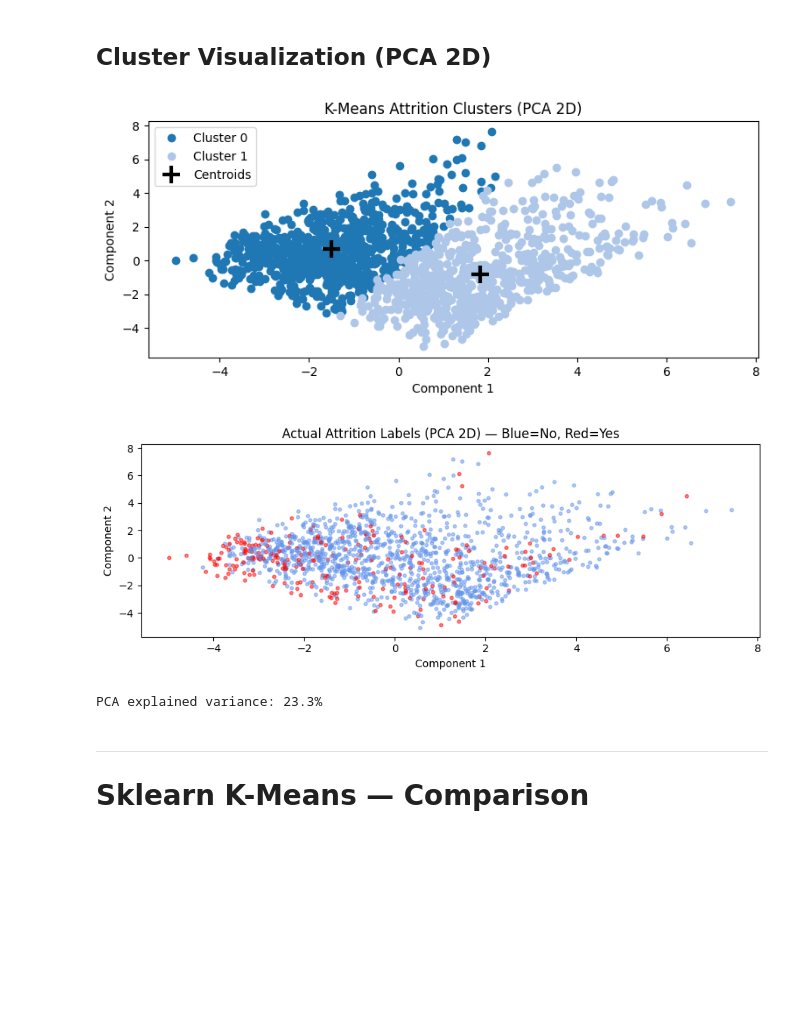
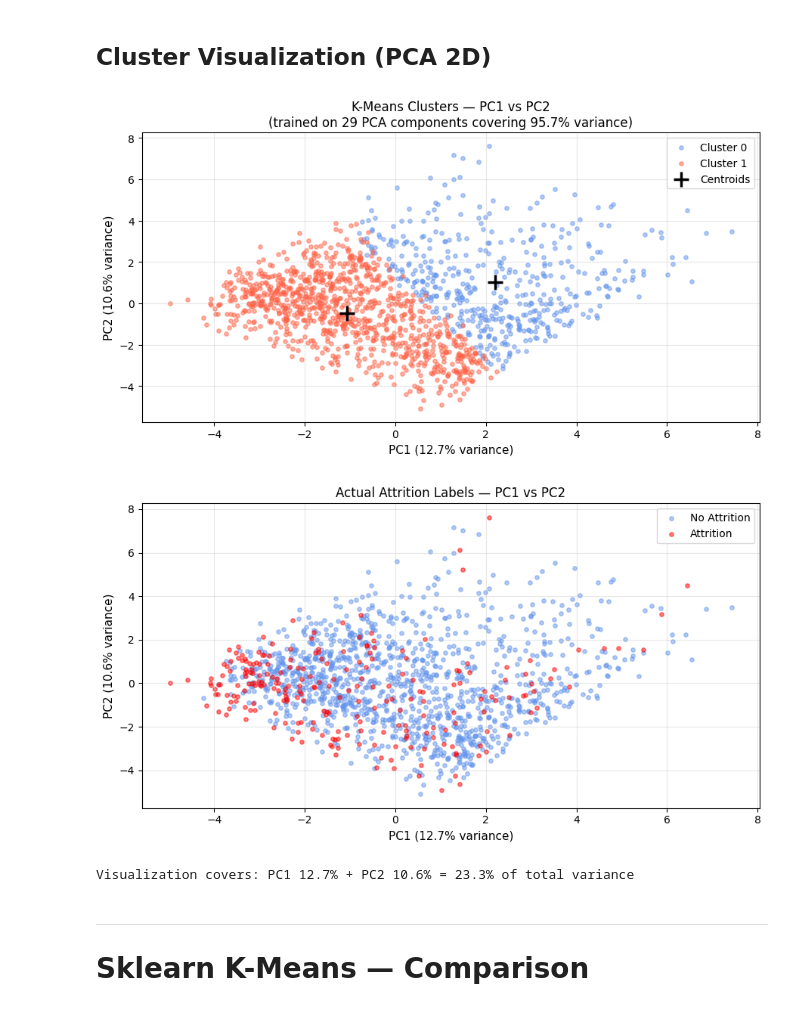
Before and after one commit to jiraphat48026/HR-Machine-Learning-Project, a Jupyter notebook: models/k-mean.ipynb, the cells around one changed output. Drawn from its saved outputs; the diff is of its cells as text; code cells hidden in the pictures; blank space fills up the shorter version.

```diff
--- a/models/k-mean.ipynb
+++ b/models/k-mean.ipynb
@@ -113,9 +137,10 @@ Attrition distribution — real data (NOT used in clustering):
 # %% [markdown]
 ## Run K-Means
 # %%
-centroids, labels, sorted_x, inertia = train(X, n_clusters=2, random_state=42)
+# Train K-Means on PCA-reduced data (95% variance)
+centroids, labels, sorted_x, inertia = train(X_pca, n_clusters=2, random_state=42)
 
-print(f"\nK-Means Clustering with K=2")
+print(f"K-Means Clustering with K=2 (on {X_pca.shape[1]} PCA components)")
 print(f"Inertia (WCSS): {inertia:.2f}")
 print(f"\nCluster distribution:")
 for k in range(2):
@@ -216,27 +239,52 @@ plt.show()
 # %% [markdown]
 ## Cluster Visualization (PCA 2D)
 # %%
-pca = PCA(n_components=2)
-X_2d = pca.fit_transform(X)
-centroids_2d = pca.transform(centroids)
-sorted_x_2d = [X_2d[labels == k] for k in range(2)]
-showplotwithclass_2d(sorted_x_2d, centroids_2d, title="K-Means Attrition Clusters (PCA 2D)")
+# ── Cluster Visualization using the 2 best PCA axes (PC1 & PC2) ─────────────
+# PC1 and PC2 carry the most variance so they give the best 2D overview
+# Centroids are already in PCA space → take first 2 dims directly
+centroids_vis = centroids[:, :2]
+sorted_x_vis  = [X_vis[labels == k] for k in range(2)]
 
-# Plot actual attrition for comparison
-plt.figure(figsize=(9, 3.5))
-colors_actual = ['cornflowerblue' if y == 0 else 'red' for y in attrition_binary]
-plt.scatter(X_2d[:, 0], X_2d[:, 1], c=colors_actual, alpha=0.5, s=10)
-plt.xlabel("Component 1", fontsize=10)
-plt.ylabel("Component 2", fontsize=10)
-plt.title("Actual Attrition Labels (PCA 2D) — Blue=No, Red=Yes", fontsize=12)
+pc1_var = pca_95.explained_variance_ratio_[0] * 100
+pc2_var = pca_95.explained_variance_ratio_[1] * 100
+
+# ── Plot 1: K-Means cluster assignments ──────────────────────────────────────
+plt.figure(figsize=(9, 5))
+colors = ['cornflowerblue', 'tomato']
+for k in range(2):
+    pts = sorted_x_vis[k]
+    plt.scatter(pts[:, 0], pts[:, 1], c=colors[k], alpha=0.5, s=15, label=f"Cluster {k}")
+plt.scatter(centroids_vis[:, 0], centroids_vis[:, 1],
+            c='black', marker='+', s=200, linewidths=2.5, label="Centroids")
+plt.xlabel(f"PC1 ({pc1_var:.1f}% variance)", fontsize=11)
+plt.ylabel(f"PC2 ({pc2_var:.1f}% variance)", fontsize=11)
+plt.title(f"K-Means Clusters — PC1 vs PC2\n"
+          f"(trained on {X_pca.shape[1]} PCA components covering "
+          f"{pca_95.explained_variance_ratio_.sum()*100:.1f}% variance)", fontsize=12)
+plt.legend(fontsize=10)
+plt.grid(True, alpha=0.3)
 plt.tight_layout()
 plt.show()
 
-print(f"\nPCA explained variance: {pca.explained_variance_ratio_.sum()*100:.1f}%")
+# ── Plot 2: Actual attrition labels for comparison ────────────────────────────
+plt.figure(figsize=(9, 5))
+for label_val, color, name in [(0, 'cornflowerblue', 'No Attrition'), (1, 'red', 'Attrition')]:
+    mask = attrition_binary == label_val
+    plt.scatter(X_vis[mask, 0], X_vis[mask, 1], c=color, alpha=0.5, s=15, label=name)
+plt.xlabel(f"PC1 ({pc1_var:.1f}% variance)", fontsize=11)
+plt.ylabel(f"PC2 ({pc2_var:.1f}% variance)", fontsize=11)
+plt.title("Actual Attrition Labels — PC1 vs PC2", fontsize=12)
+plt.legend(fontsize=10)
+plt.grid(True, alpha=0.3)
+plt.tight_layout()
+plt.show()
+
+print(f"Visualization covers: PC1 {pc1_var:.1f}% + PC2 {pc2_var:.1f}% "
+      f"= {pc1_var+pc2_var:.1f}% of total variance")
 # %% [output]
-[figure, old version]
+[figure, new version]
-[figure, old version]
+[figure, new version]
-PCA explained variance: 23.3%
+Visualization covers: PC1 12.7% + PC2 10.6% = 23.3% of total variance
 # %% [markdown]
 ---
 # Sklearn K-Means — Comparison
```
Also changed, not shown: parts of 5 cells of this notebook.
